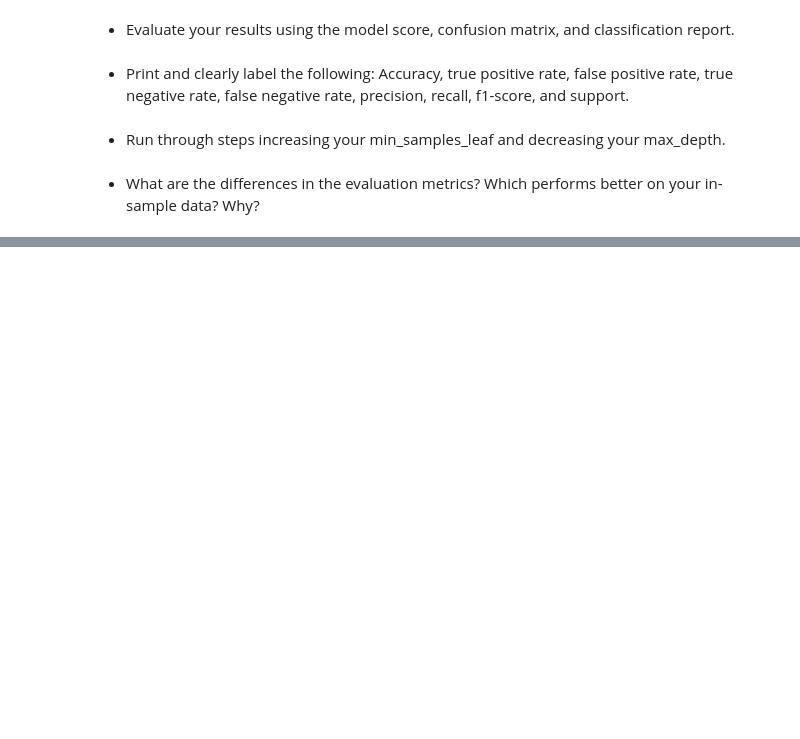
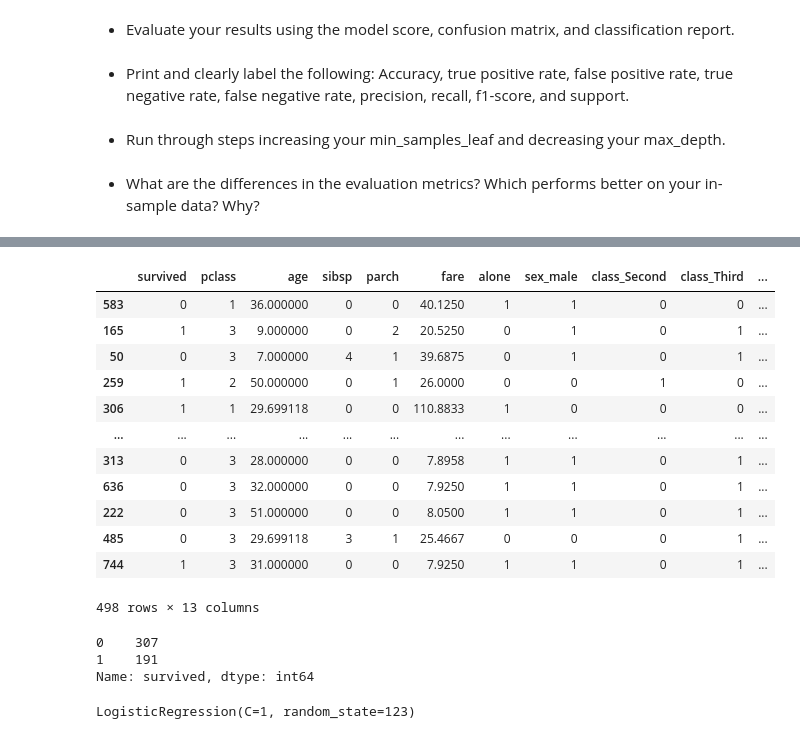
Before and after one commit to GladyBarrios/classification-exercises, a Jupyter notebook: model.ipynb, the cells around one changed output, grey strips where cells are left out. Saved outputs shown, nothing was run; the diff lists cells and outputs as text; code cells hidden in the pictures; blank space fills up the shorter version.

```diff
--- a/model.ipynb
+++ b/model.ipynb
@@ -762,0 +868,17 @@ plt.show()
+# %%
+train, validate, test = prepare.split(df, stratify_by='survived')
+train
+# %% [output]
+|  | survived | pclass | age | sibsp | parch | fare | alone | sex_male | class_Second | class_Third | ... |
+| 583 | 0 | 1 | 36.000000 | 0 | 0 | 40.1250 | 1 | 1 | 0 | 0 | ... |
+| 165 | 1 | 3 | 9.000000 | 0 | 2 | 20.5250 | 0 | 1 | 0 | 1 | ... |
+| 50 | 0 | 3 | 7.000000 | 4 | 1 | 39.6875 | 0 | 1 | 0 | 1 | ... |
+| 259 | 1 | 2 | 50.000000 | 0 | 1 | 26.0000 | 0 | 0 | 1 | 0 | ... |
+| 306 | 1 | 1 | 29.699118 | 0 | 0 | 110.8833 | 1 | 0 | 0 | 0 | ... |
+| ... | ... | ... | ... | ... | ... | ... | ... | ... | ... | ... | ... |
+| 313 | 0 | 3 | 28.000000 | 0 | 0 | 7.8958 | 1 | 1 | 0 | 1 | ... |
+| 636 | 0 | 3 | 32.000000 | 0 | 0 | 7.9250 | 1 | 1 | 0 | 1 | ... |
+| 222 | 0 | 3 | 51.000000 | 0 | 0 | 8.0500 | 1 | 1 | 0 | 1 | ... |
+| 485 | 0 | 3 | 29.699118 | 3 | 1 | 25.4667 | 0 | 0 | 0 | 1 | ... |
+| 744 | 1 | 3 | 31.000000 | 0 | 0 | 7.9250 | 1 | 1 | 0 | 1 | ... |
+498 rows × 13 columns
@@ -762,0 +894,6 @@ plt.show()
+# %%
+train.survived.value_counts()
+# %% [output]
+0    307
+1    191
+Name: survived, dtype: int64
@@ -762,0 +911,4 @@ plt.show()
+# %%
+logit.fit(X_train, y_train)
+# %% [output]
+LogisticRegression(C=1, random_state=123)
```
Also changed, not shown: parts of 97 cells of this notebook, 4 other files.
